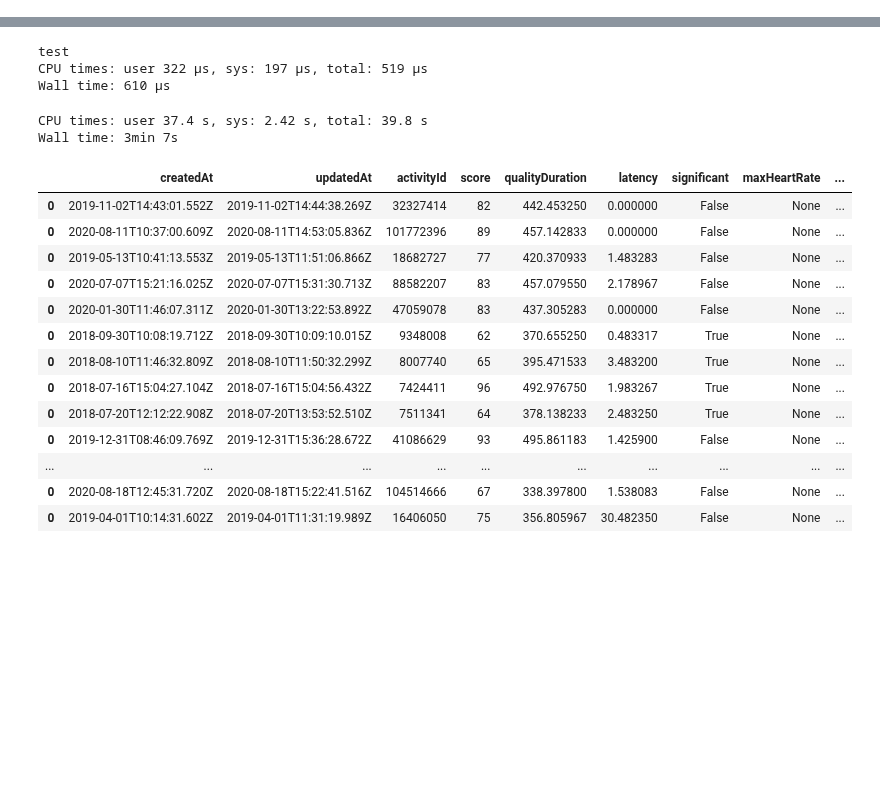
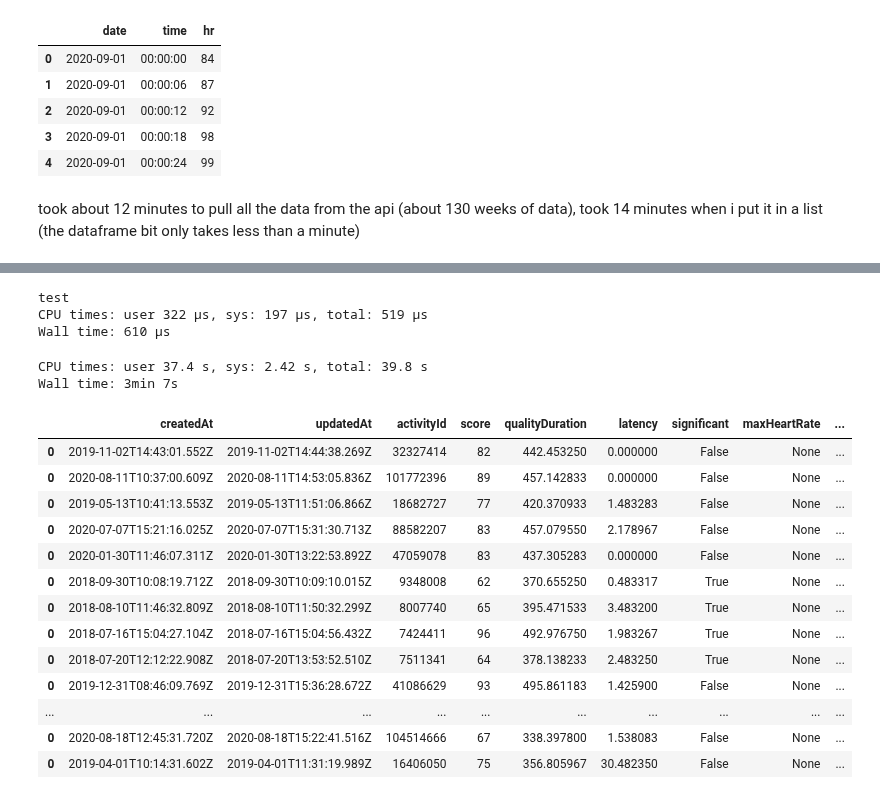
Before and after one commit to irickman/WHOOP-Strava-data, a Jupyter notebook: Getting WHOOP data.ipynb, the cells around one changed output, grey strips where cells are left out. Saved outputs shown, nothing was run; the diff lists cells and outputs as text; code cells hidden in the pictures; blank space fills up the shorter version.

```diff
--- a/Getting WHOOP data.ipynb
+++ b/Getting WHOOP data.ipynb
@@ -546 +564,13 @@ print(end)
+# %%
+hr_timed.head()
+# %% [output]
+|  | date | time | hr |
+| 0 | 2020-09-01 | 00:00:00 | 84 |
+| 1 | 2020-09-01 | 00:00:06 | 87 |
+| 2 | 2020-09-01 | 00:00:12 | 92 |
+| 3 | 2020-09-01 | 00:00:18 | 98 |
+| 4 | 2020-09-01 | 00:00:24 | 99 |
+# %% [markdown]
+took about 12 minutes to pull all the data from the api (about 130 weeks of data),
+took 14 minutes when i put it in a list (the dataframe bit only takes less than a minute)
 # %%
```
Also changed, not shown: parts of 18 cells of this notebook, 1 other file.
